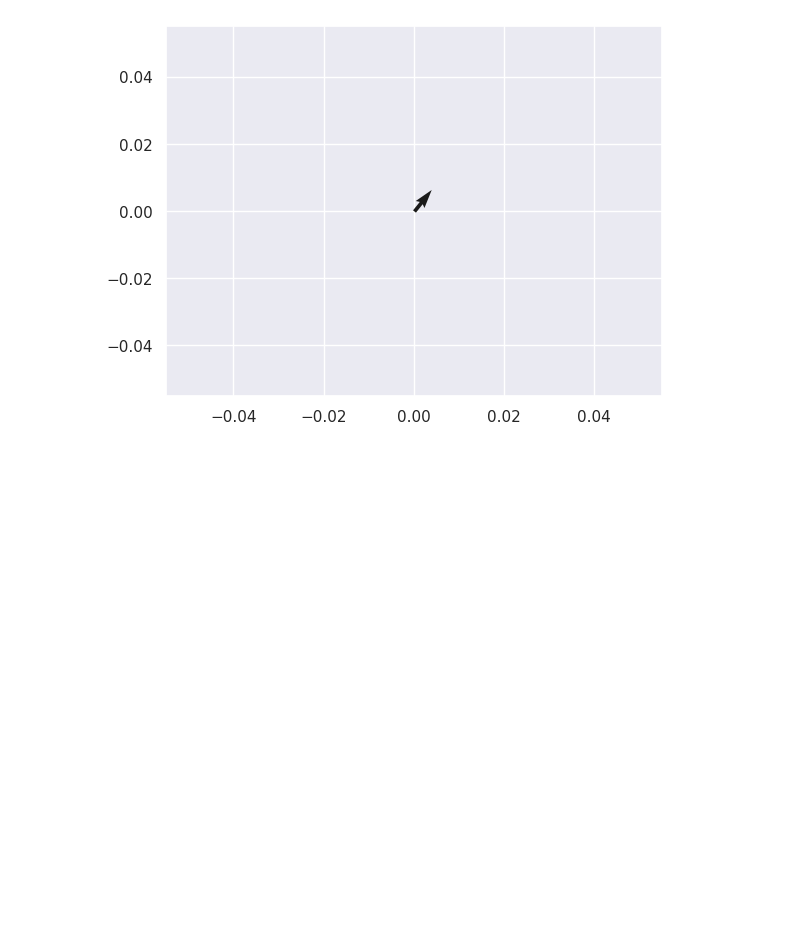
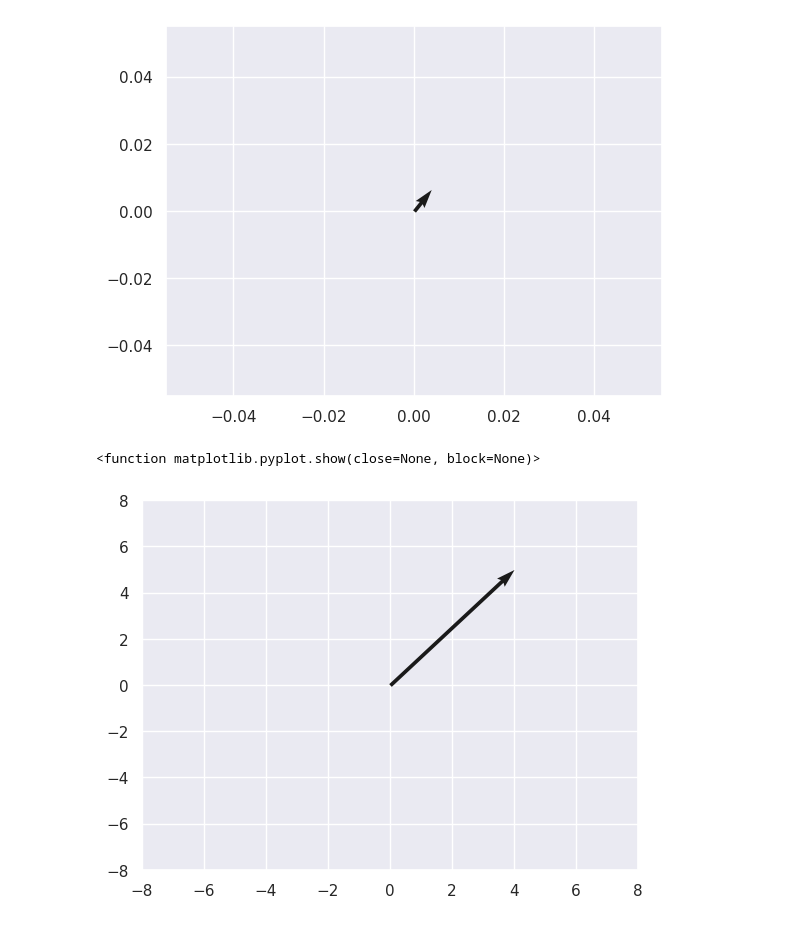
Before and after one commit to nivin77789/ML, a Jupyter notebook: week_11.ipynb, the cells around one changed output. Saved outputs shown, nothing was run; the diff lists cells and outputs as text; code cells hidden in the pictures; blank space fills up the shorter version.

```diff
--- a/week_11.ipynb
+++ b/week_11.ipynb
@@ -11,3 +11,11 @@ plt.quiver(0,0,4,5)
 plt.show()
 # %% [output]
 [figure]
+# %%
+plt.quiver(0,0,4,5, scale_units='xy', angles='xy',scale=1)
+plt.xlim(-8,8)
+plt.ylim(-8,8)
+plt.show
+# %% [output]
+<function matplotlib.pyplot.show(close=None, block=None)>
+[figure, added]
```
Also changed, not shown: parts of 12 cells of this notebook.
